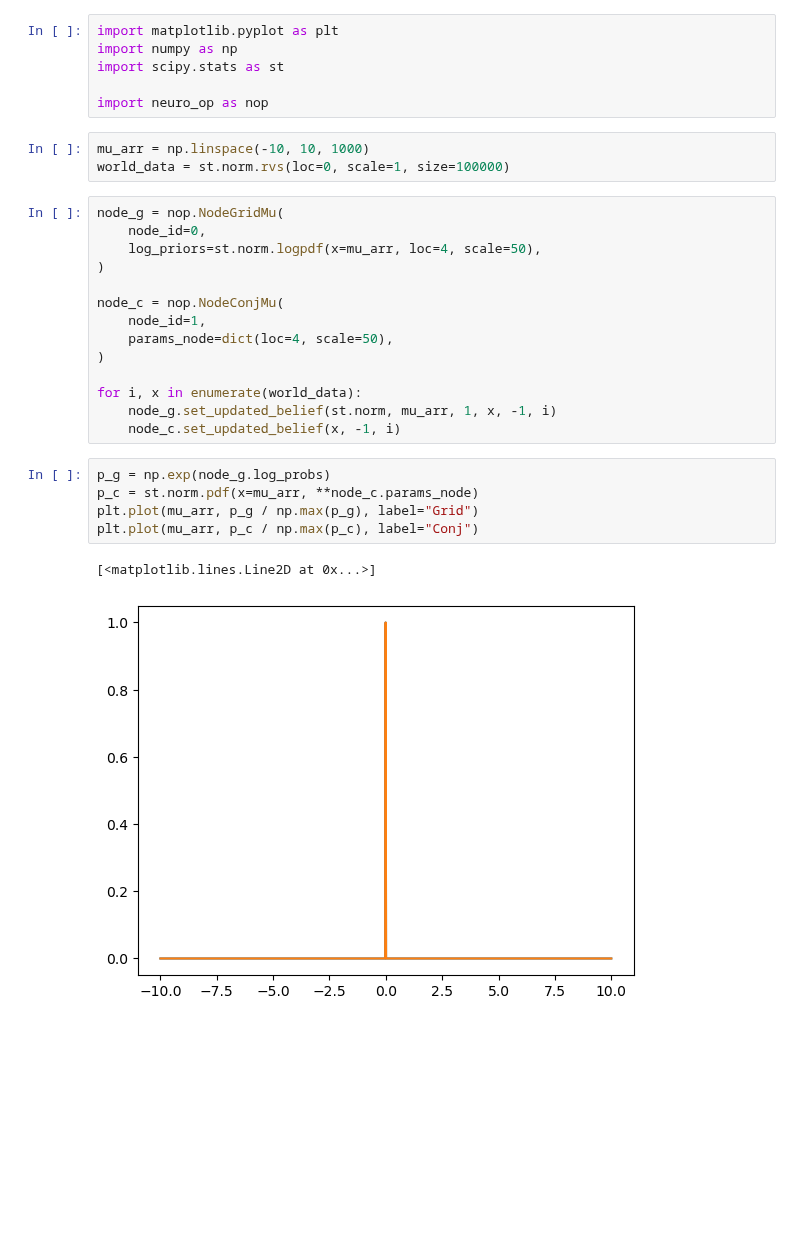
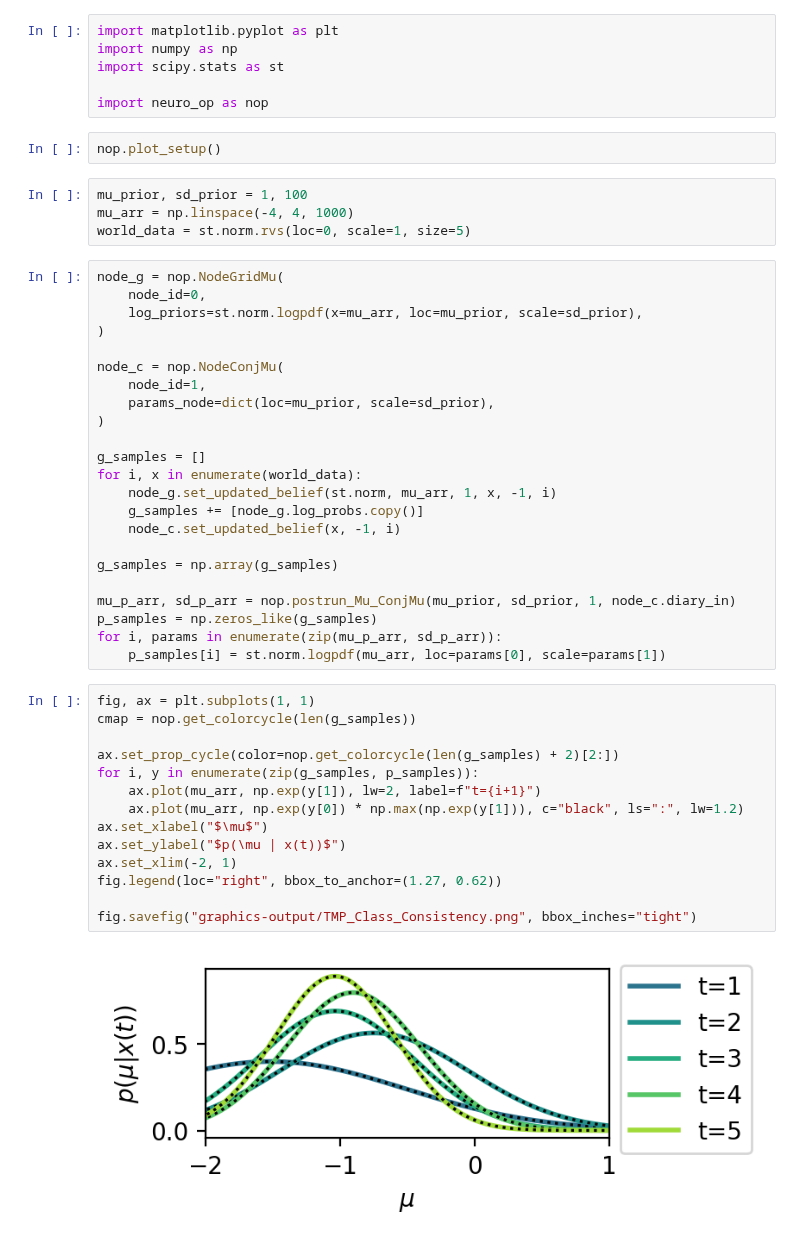
Before and after one commit to Priesemann-Group/neuro_op, a Jupyter notebook: notebooks/Testing_Class_Consistency.ipynb, the cells around one changed output. Cells and saved outputs as stored; diff of their text form; blank space fills up the shorter version.

Commit message:
Changed 'get_colorcycle' to leave out margins; finished class consistency check & figure

```diff
--- a/notebooks/Testing_Class_Consistency.ipynb
+++ b/notebooks/Testing_Class_Consistency.ipynb
@@ -4,28 +4,48 @@ import numpy as np
 import scipy.stats as st
 
 import neuro_op as nop
+# %%
+nop.plot_setup()
 # %%
-mu_arr = np.linspace(-10, 10, 1000)
-world_data = st.norm.rvs(loc=0, scale=1, size=100000)
+mu_prior, sd_prior = 1, 100
+mu_arr = np.linspace(-4, 4, 1000)
+world_data = st.norm.rvs(loc=0, scale=1, size=5)
 # %%
 node_g = nop.NodeGridMu(
     node_id=0,
-    log_priors=st.norm.logpdf(x=mu_arr, loc=4, scale=50),
+    log_priors=st.norm.logpdf(x=mu_arr, loc=mu_prior, scale=sd_prior),
 )
 
 node_c = nop.NodeConjMu(
     node_id=1,
-    params_node=dict(loc=4, scale=50),
+    params_node=dict(loc=mu_prior, scale=sd_prior),
 )
 
+g_samples = []
 for i, x in enumerate(world_data):
     node_g.set_updated_belief(st.norm, mu_arr, 1, x, -1, i)
+    g_samples += [node_g.log_probs.copy()]
     node_c.set_updated_belief(x, -1, i)
+
+g_samples = np.array(g_samples)
+
+mu_p_arr, sd_p_arr = nop.postrun_Mu_ConjMu(mu_prior, sd_prior, 1, node_c.diary_in)
+p_samples = np.zeros_like(g_samples)
+for i, params in enumerate(zip(mu_p_arr, sd_p_arr)):
+    p_samples[i] = st.norm.logpdf(mu_arr, loc=params[0], scale=params[1])
-# %%
-p_g = np.exp(node_g.log_probs)
-p_c = st.norm.pdf(x=mu_arr, **node_c.params_node)
-plt.plot(mu_arr, p_g / np.max(p_g), label="Grid")
-plt.plot(mu_arr, p_c / np.max(p_c), label="Conj")
-# %% [output]
-[<matplotlib.lines.Line2D at 0x...>]
-[figure, removed]
+# %%
+fig, ax = plt.subplots(1, 1)
+cmap = nop.get_colorcycle(len(g_samples))
+
+ax.set_prop_cycle(color=nop.get_colorcycle(len(g_samples) + 2)[2:])
+for i, y in enumerate(zip(g_samples, p_samples)):
+    ax.plot(mu_arr, np.exp(y[1]), lw=2, label=f"t={i+1}")
+    ax.plot(mu_arr, np.exp(y[0]) * np.max(np.exp(y[1])), c="black", ls=":", lw=1.2)
+ax.set_xlabel("$\mu$")
+ax.set_ylabel("$p(\mu | x(t))$")
+ax.set_xlim(-2, 1)
+fig.legend(loc="right", bbox_to_anchor=(1.27, 0.62))
+
+fig.savefig("graphics-output/TMP_Class_Consistency.png", bbox_inches="tight")
+# %% [output]
+[figure, added]
```
Also changed, not shown: 1 other file.
